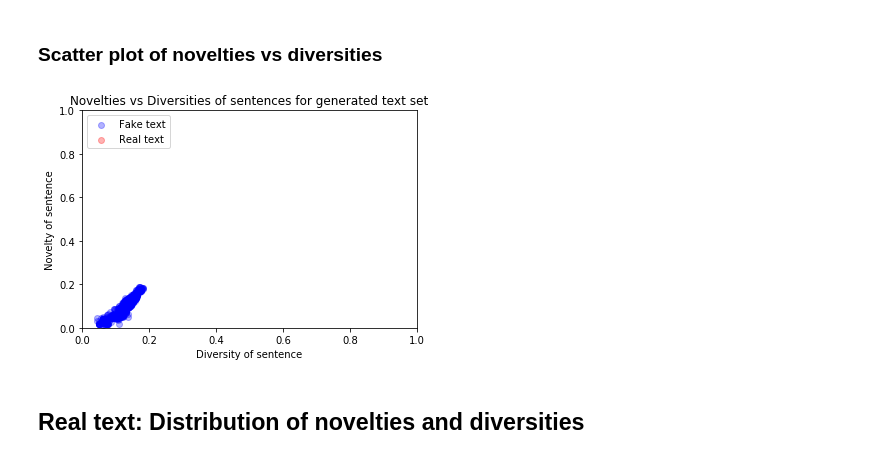
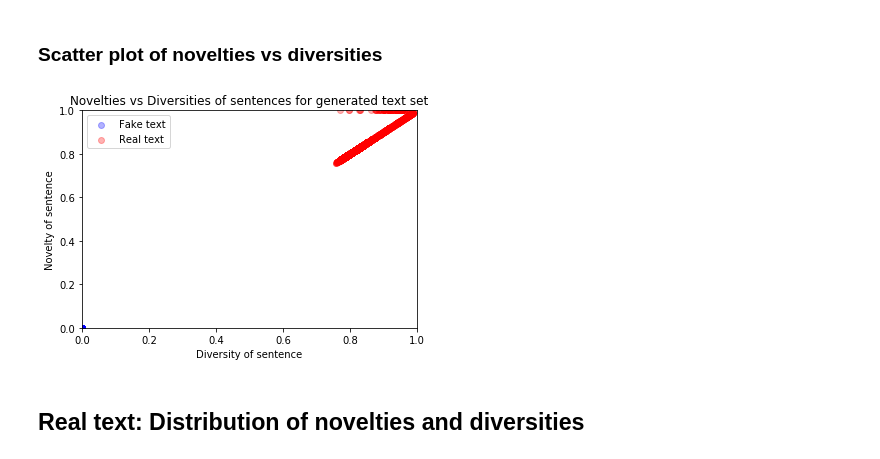
Before and after one commit to debashishc/classification-real-fake-text, a Jupyter notebook: analysis_levenshtein/Levenshtein_Analysis.ipynb, the cells around one changed output. Drawn from its saved outputs; the diff is of its cells as text; code cells hidden in the pictures.

Commit message:
Added labelled text for levenshtein and jaccard

```diff
--- a/analysis_levenshtein/Levenshtein_Analysis.ipynb
+++ b/analysis_levenshtein/Levenshtein_Analysis.ipynb
@@ -13,8 +13,9 @@ def read_list(filename: str) -> list:
     with open(file=filename, mode='r', encoding="ISO-8859-1") as f:
         result_list = list()
         data = f.read().split(',\n')
-        for line in data[0:]:
-            result_list.extend(re.findall("\d+\.\d+", line))
+        for line in data:
+            result_list.append(float(re.findall("\d+\.\d+", line)[0]))
+
     return result_list
 # %%
 def normal_distribution(values: list, name_of_values: str) -> None:
@@ -56,7 +57,7 @@ def get_scatter_plot(data_x, data_y, data_x1, data_y1):
     """ Scatter plot of novelties vs diversities.
     """
     plt.scatter(data_x, data_y, color='blue', label='Fake text', alpha=0.3)
-#     plt.scatter(data_x1, data_y1, color='red', label='Real text', alpha=0.3)
+    plt.scatter(data_x1, data_y1, color='red', label='Real text', alpha=0.3)
 
     plt.title('{} vs {} of sentences for generated text set'.format("Novelties", "Diversities"))
     plt.xlabel('Diversity of sentence')
@@ -78,9 +77,25 @@ fake_novelties = [1 - div for div in fake_novelties]
+# %%
+real_diversities = read_list('levenshtein_diversities_real.txt')
+# real_diversities = [1/ (div+1) for div in real_diversities]
+real_diversities = [1/((div/1 + 1)) for div in real_diversities]
+
+real_novelties = read_list('levenshtein_novelties_real.txt')
+# real_novelties = [1/ (nov+1) for nov in real_novelties]
+real_novelties = [1/(nov/1 + 1) for nov in real_novelties]
+
+fake_diversities = read_list('levenshtein_diversities_fake2.txt')
+# fake_diversities = [1/ (div+1) for div in fake_diversities]
+fake_diversities = [ div/len(fake_diversities) for div in fake_diversities]
+
+fake_novelties = read_list('levenshtein_novelties_fake2.txt')
+# fake_novelties = [1/ (nov+1) for nov in fake_novelties]
+fake_novelties = [(nov/len(fake_novelties)) for nov in fake_novelties]
 # %% [markdown]
 ### Scatter plot of novelties vs diversities
 # %%
-get_scatter_plot(fake_diversities, fake_novelties, None, None)
+get_scatter_plot(fake_diversities, fake_novelties, real_diversities, real_novelties)
 # %% [output]
-[figure, old version]
+[figure, new version]
 # %% [markdown]
 ## Real text: Distribution of novelties and diversities
 # %%
```
Also changed, not shown: parts of 5 cells of this notebook, 14 other files.
